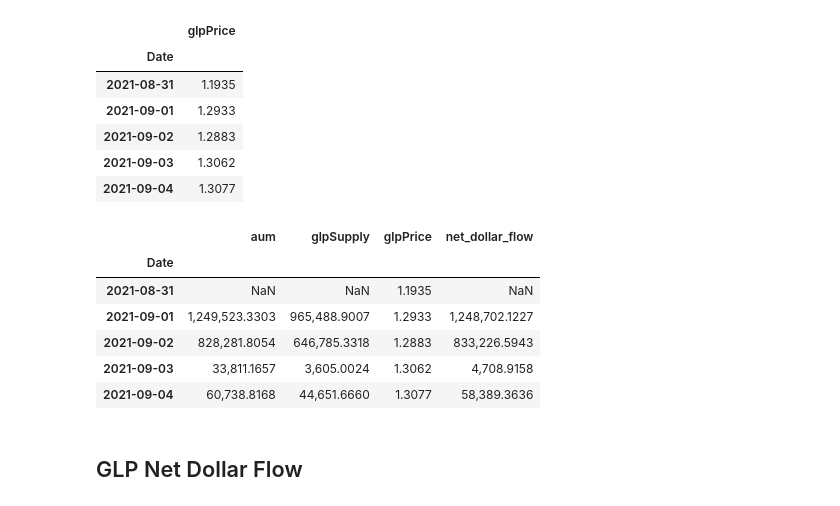
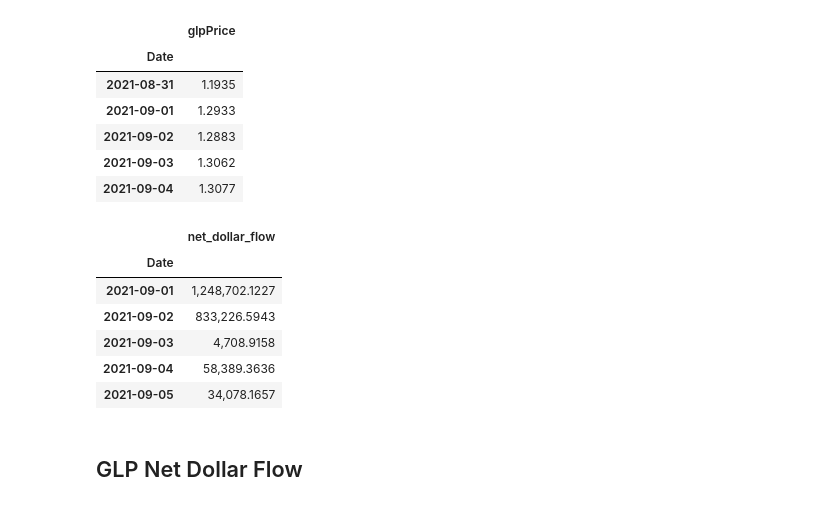
Before and after one commit to coindataschool/GMX, a Jupyter notebook: notebook/Arbitrum/glp_net_dollar_flow.ipynb, the cells around one changed output. Saved outputs shown, nothing was run; the diff lists cells and outputs as text; code cells hidden in the pictures.

```diff
--- a/notebook/Arbitrum/glp_net_dollar_flow.ipynb
+++ b/notebook/Arbitrum/glp_net_dollar_flow.ipynb
@@ -56,7 +60,9 @@ os.makedirs(save_fig_dir, exist_ok=True)
 # In the 'AUM & Glp Supply' file, col `aum` is in $, and `glpSupply` in quantity/count;
 # each row is the total stock measured at the end of the day.
 #
-# I checked that `aum` == `glpSupply` * `glpPrice`, which is a col from the 'Glp Price Comparison' file.
+# I checked that `aum` == `glpSupply` * `glpPrice`, where `glpPrice` is from the 'Glp Price Comparison' file.
+# So this `aum` is only a GLP `aum`, and it doesn't include staked GMX. So it doesn't capture the full picture.
+# Let's ignore it.
 #
 # To calculate the net GLP supply (mint amount - burn amount) for each day,
 # - take the difference of total stock of glpSupply between two consecutive dates.
@@ -64,7 +70,7 @@ os.makedirs(save_fig_dir, exist_ok=True)
 # - net supply * (daily avg) glp price, which can be taken from the price file.
 
 daily_stock = pd.read_csv(os.path.join(data_dir, chain, fnames['AUM & Glp Supply']),
-                          parse_dates=['Date'], index_col='Date')
+                          parse_dates=['Date'], index_col='Date', usecols=['Date', 'glpSupply'])
 # drop the last row because the most recent date may not be a full day
 daily_stock = daily_stock.iloc[:-1, :]
 daily_stock.head()
@@ -103,13 +109,16 @@ daily_prices.head()
 # %%
 # calculate net dollar flow for GLP
 daily_flow = (pd.merge(daily_flow, daily_prices.loc[:, 'glpPrice'], left_index=True, right_index=True)
-                .assign(net_dollar_flow = lambda x: x.glpSupply * x.glpPrice))
+                .assign(net_dollar_flow = lambda x: x.glpSupply * x.glpPrice)
+                .drop(['glpSupply', 'glpPrice'], axis=1)
+                .dropna() # drop missing rows
+             )
 daily_flow.head()
 # %% [output]
-|  | aum | glpSupply | glpPrice | net_dollar_flow |
-| Date |  |  |  |  |
-| 2021-08-31 | NaN | NaN | 1.1935 | NaN |
-| 2021-09-01 | 1,249,523.3303 | 965,488.9007 | 1.2933 | 1,248,702.1227 |
-| 2021-09-02 | 828,281.8054 | 646,785.3318 | 1.2883 | 833,226.5943 |
-| 2021-09-03 | 33,811.1657 | 3,605.0024 | 1.3062 | 4,708.9158 |
-| 2021-09-04 | 60,738.8168 | 44,651.6660 | 1.3077 | 58,389.3636 |
+|  | net_dollar_flow |
+| Date |  |
+| 2021-09-01 | 1,248,702.1227 |
+| 2021-09-02 | 833,226.5943 |
+| 2021-09-03 | 4,708.9158 |
+| 2021-09-04 | 58,389.3636 |
+| 2021-09-05 | 34,078.1657 |
```
Also changed, not shown: parts of 18 cells of this notebook, 11 other files.
